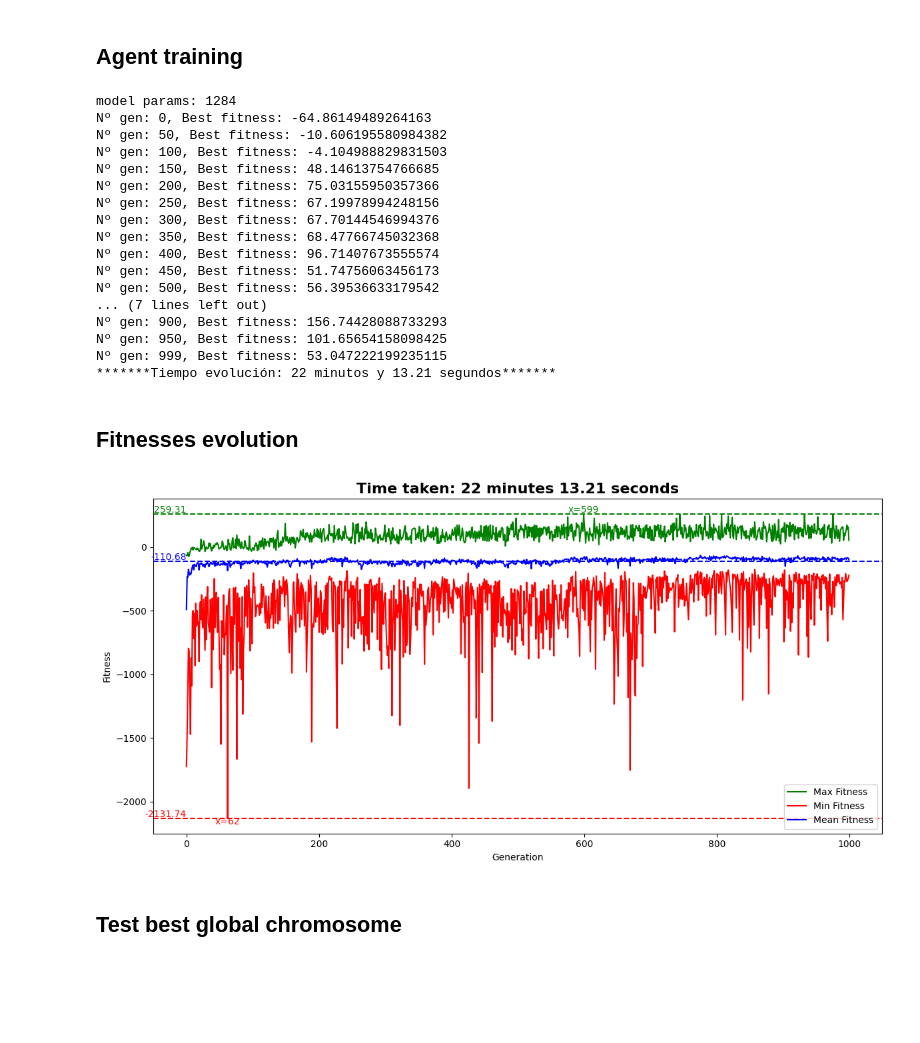
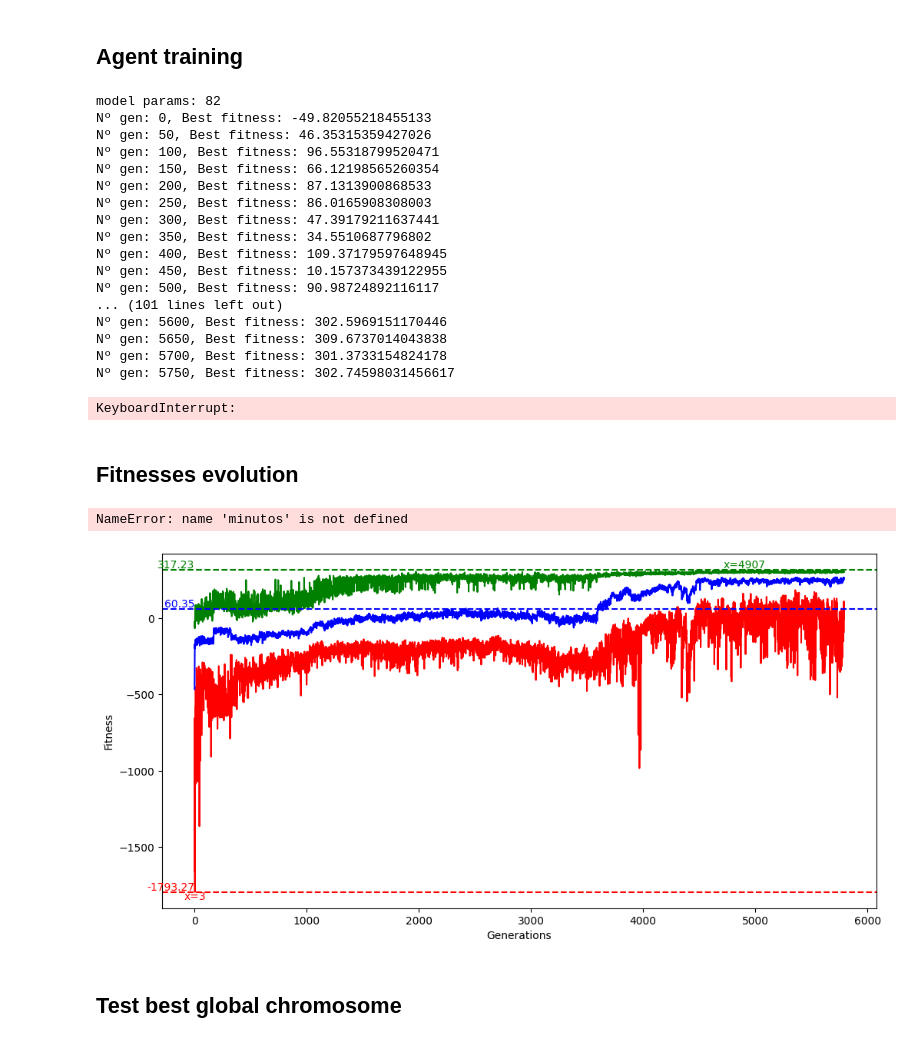
Before and after one commit to pintamonas4575/RLGAN-project-MAADM-UPM, a Jupyter notebook: RLGAN-p1-AG.ipynb, the cells around one changed output. Drawn from its saved outputs; the diff is of its cells as text; code cells hidden in the pictures; blank space fills up the shorter version.

```diff
--- a/RLGAN-p1-AG.ipynb
+++ b/RLGAN-p1-AG.ipynb
@@ -69,37 +75,41 @@ env.close()
 # %%
 env = gym.make("LunarLander-v3")
 # architecture = MLP(layers=[8,32,64,32,4])
-architecture = MLP(layers=[8,16,32,16,4])
+architecture = MLP(layers=[8,6,4])
 genetic_algorithm = AG_Lunar_Lander(population_size=100, num_ind_exp=3, MLP=architecture, env=env, env_seed=None)
 
 print("model params:", genetic_algorithm.MLP.size)
 
 start = time.time()
-GENERATIONS = 1000
+GENERATIONS = 10000
 genetic_algorithm.evolve(pmut=0.1, pcross=0.7, ngen=GENERATIONS, T=8, trace=50, reverse_sort=True, elitism=False)
 minutos, segundos = divmod(time.time()-start, 60)
 print(f"*******Tiempo evolución: {int(minutos)} minutos y {segundos:.2f} segundos*******")
 
 best_chromosome = genetic_algorithm.best_global_individual[1]
+print(best_chromosome)
 np.savetxt(f"results_p1/lunar_lander_AG_{GENERATIONS}.txt", best_chromosome)
+#save last best individual
+np.savetxt(f"results_p1/lunar_lander_AG_{GENERATIONS}_Last.txt", genetic_algorithm.population[0])
 # %% [output]
-model params: 1284
-Nº gen: 0, Best fitness: -64.86149489264163
-Nº gen: 50, Best fitness: -10.606195580984382
-Nº gen: 100, Best fitness: -4.104988829831503
-Nº gen: 150, Best fitness: 48.14613754766685
-Nº gen: 200, Best fitness: 75.03155950357366
-Nº gen: 250, Best fitness: 67.19978994248156
-Nº gen: 300, Best fitness: 67.70144546994376
-Nº gen: 350, Best fitness: 68.47766745032368
-Nº gen: 400, Best fitness: 96.71407673555574
-Nº gen: 450, Best fitness: 51.74756063456173
-Nº gen: 500, Best fitness: 56.39536633179542
-... (7 lines left out)
-Nº gen: 900, Best fitness: 156.74428088733293
-Nº gen: 950, Best fitness: 101.65654158098425
-Nº gen: 999, Best fitness: 53.047222199235115
-*******Tiempo evolución: 22 minutos y 13.21 segundos*******
+model params: 82
+Nº gen: 0, Best fitness: -49.82055218455133
+Nº gen: 50, Best fitness: 46.35315359427026
+Nº gen: 100, Best fitness: 96.55318799520471
+Nº gen: 150, Best fitness: 66.12198565260354
+Nº gen: 200, Best fitness: 87.1313900868533
+Nº gen: 250, Best fitness: 86.0165908308003
+Nº gen: 300, Best fitness: 47.39179211637441
+Nº gen: 350, Best fitness: 34.5510687796802
+Nº gen: 400, Best fitness: 109.37179597648945
+Nº gen: 450, Best fitness: 10.157373439122955
+Nº gen: 500, Best fitness: 90.98724892116117
+... (101 lines left out)
+Nº gen: 5600, Best fitness: 302.5969151170446
+Nº gen: 5650, Best fitness: 309.6737014043838
+Nº gen: 5700, Best fitness: 301.3733154824178
+Nº gen: 5750, Best fitness: 302.74598031456617
+KeyboardInterrupt:
 # %% [markdown]
 ## **Fitnesses evolution**
 # %%
@@ -109,35 +119,36 @@ def plot_fitnesses_evolution():
     max_fitness = genetic_algorithm.max_fitnesses
     min_fitness = genetic_algorithm.min_fitnesses
     mean_fitness = genetic_algorithm.mean_fitnesses
 
     max_fitness_gen = np.argmax(max_fitness)
     min_fitness_gen = np.argmin(min_fitness)
 
     plt.plot(max_fitness, label="Max Fitness", color='g')
     plt.axhline(y=max(max_fitness), color='g', linestyle='--')
     plt.text(max_fitness_gen, max(max_fitness)+10, f"x={max_fitness_gen}", color='g', ha="center")
     plt.text(0, max(max_fitness)+10, f'{max(max_fitness):.2f}', color='g', ha='right') # max value
 
     plt.plot(min_fitness, label="Min Fitness", color='r')
     plt.axhline(y=min(min_fitness), color='r', linestyle='--')
     plt.text(min_fitness_gen, min(min_fitness)-50, f"x={min_fitness_gen}", color='r', ha="center")
     plt.text(0, min(min_fitness)+10, f'{min(min_fitness):.2f}', color='r', ha='right') # min value
 
     plt.plot(mean_fitness, label="Mean Fitness", color='b')
     plt.axhline(y=np.mean(mean_fitness), color='b', linestyle='--')
     plt.text(0, np.mean(mean_fitness)+10, f'{np.mean(mean_fitness):.2f}', color='b', ha='right') # mean value
 
-    plt.xlabel("Generation")
+    plt.xlabel("Generations")
     plt.ylabel("Fitness")
     plt.title(f"Time taken: {int(minutos)} minutes {segundos:.2f} seconds", fontsize=16, ha='center', fontweight='bold')
     plt.legend()
     plt.tight_layout()
     plt.savefig(f"results_p1/lunar_lander_AG_{GENERATIONS}.png")
     plt.show()
 
 plot_fitnesses_evolution()
 # %% [output]
+NameError: name 'minutos' is not defined
-[figure, old version]
+[figure, new version]
 # %% [markdown]
 ## **Test best global chromosome**
 # %%
```
Also changed, not shown: parts of 3 cells of this notebook, 30 other files.
